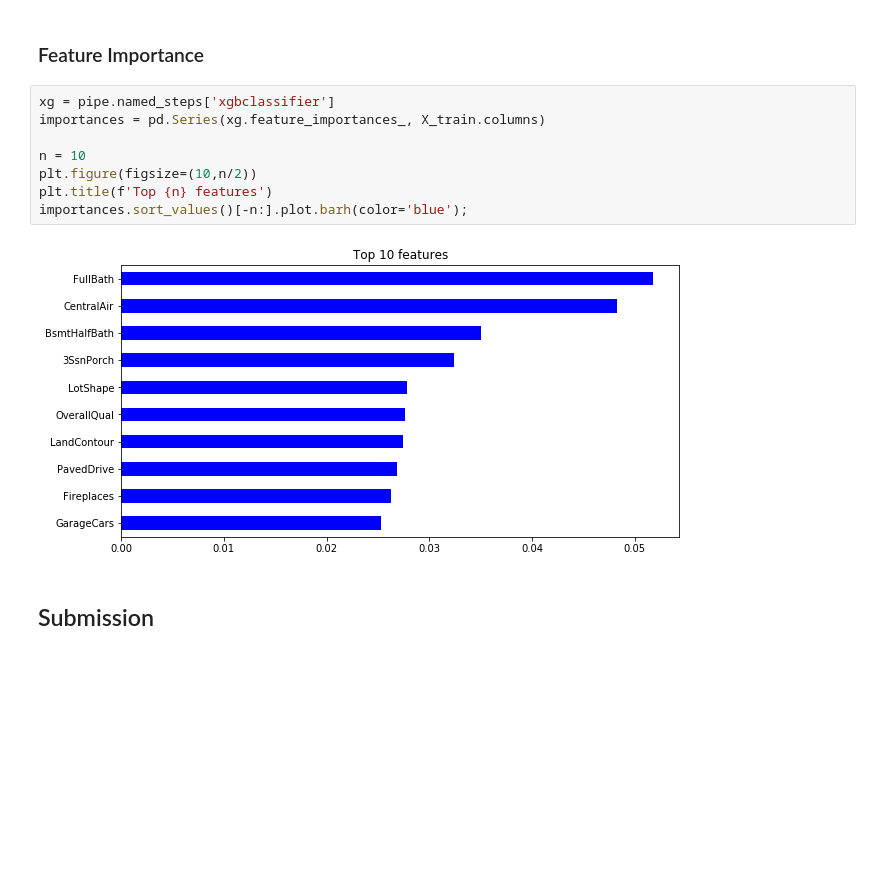
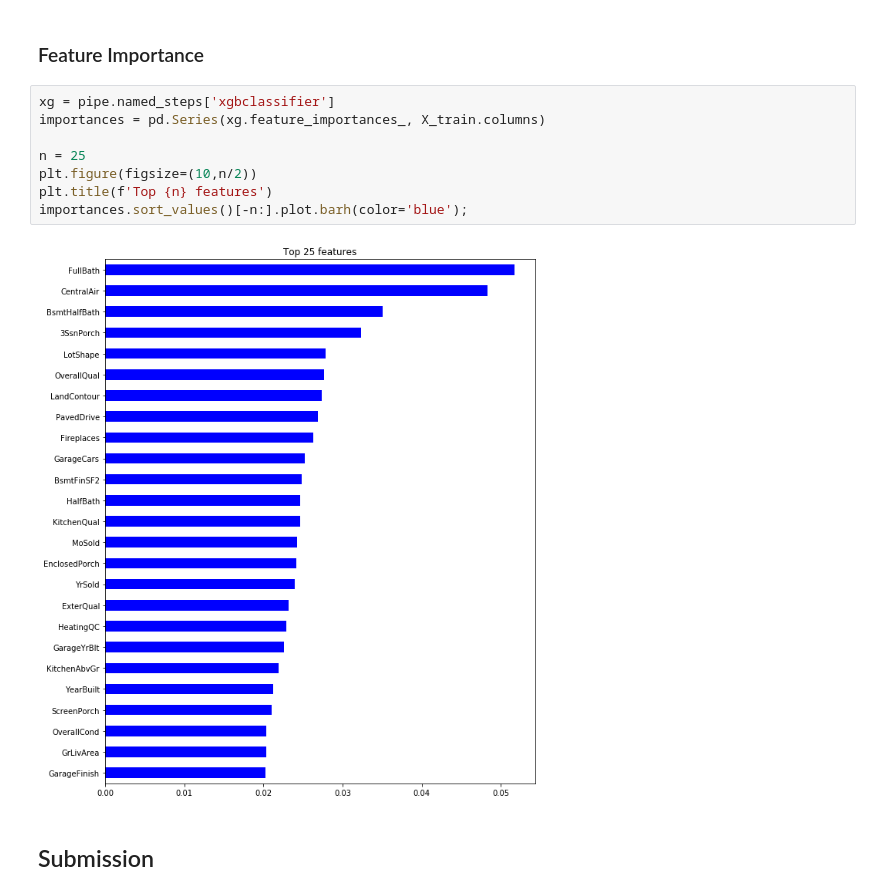
Before and after one commit to MAL3X-01/House-Prices-Prediction, a Jupyter notebook: Houses_Sales_Price_Prediction.ipynb, the cells around one changed output. Saved outputs shown, nothing was run; the diff lists cells and outputs as text; blank space fills up the shorter version.

```diff
--- a/Houses_Sales_Price_Prediction.ipynb
+++ b/Houses_Sales_Price_Prediction.ipynb
@@ -217,13 +215,13 @@ Validation Error 0.292876707956697
 # %%
 xg = pipe.named_steps['xgbclassifier']
 importances = pd.Series(xg.feature_importances_, X_train.columns)
 
-n = 10
+n = 25
 plt.figure(figsize=(10,n/2))
 plt.title(f'Top {n} features')
 importances.sort_values()[-n:].plot.barh(color='blue');
 # %% [output]
-[figure, old version]
+[figure, new version]
 # %% [markdown]
 ## Submission
 # %%
```
Also changed, not shown: parts of 1 cell of this notebook.
